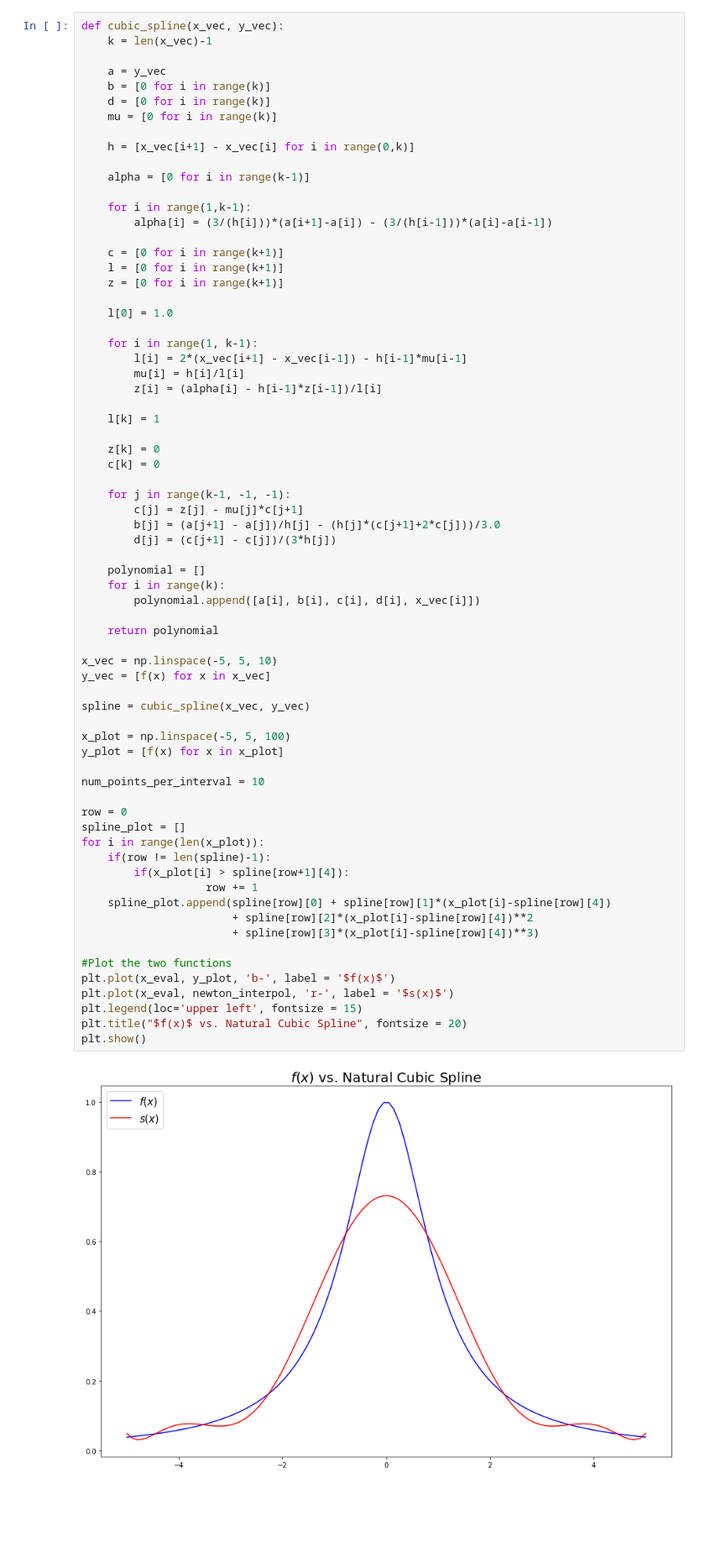
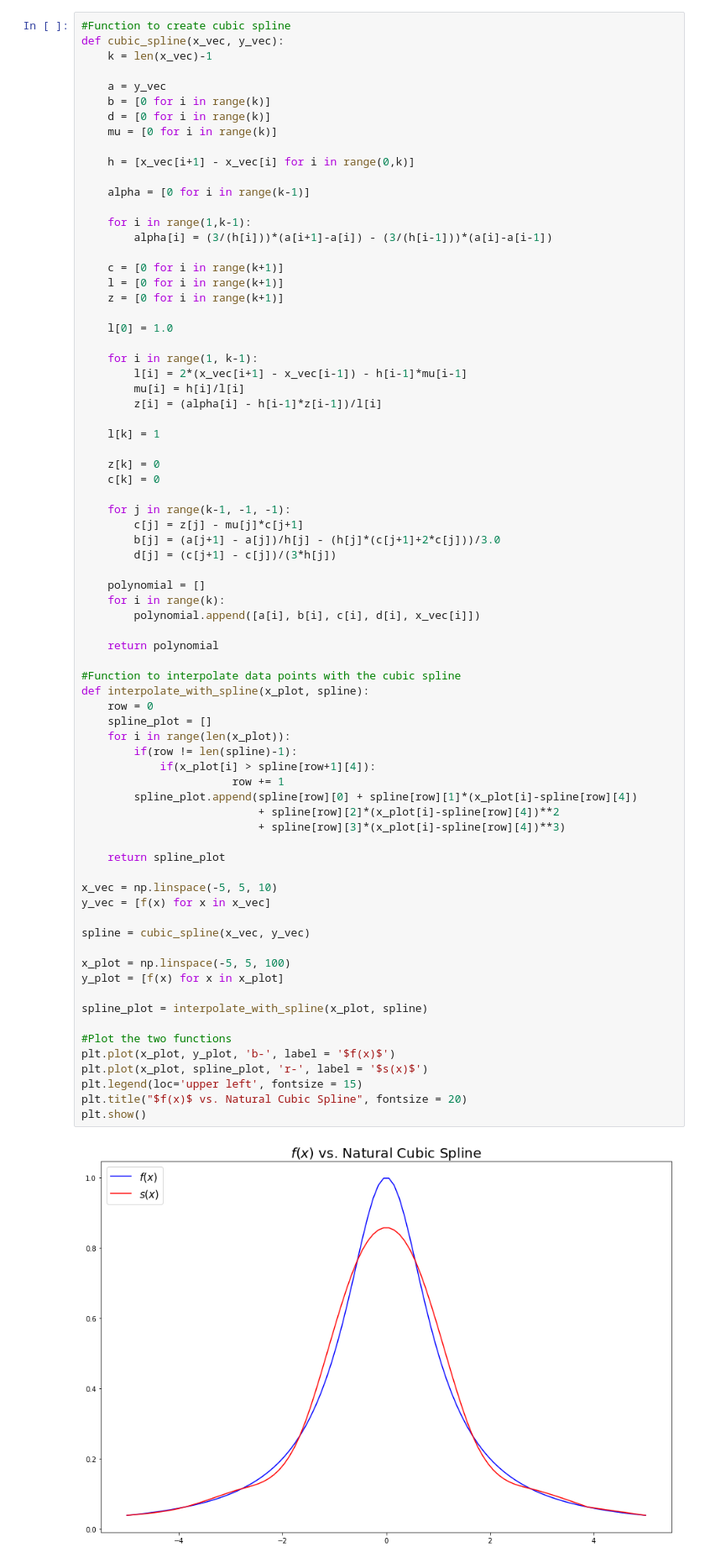
Before and after one commit to ChrisHayduk/Numerical-Analysis, a Jupyter notebook: Projects/Project 2/Project 2 - Interpolation.ipynb, the cells around one changed output. Shown at 84% size. Cells and saved outputs as stored; diff of their text form; blank space fills up the shorter version.

```diff
--- a/Projects/Project 2/Project 2 - Interpolation.ipynb
+++ b/Projects/Project 2/Project 2 - Interpolation.ipynb
@@ -128,6 +129,7 @@ plt.show()
 # %% [markdown]
 #### 3. (10 pts) Let $\{x_0, x_1, \cdots, x_n\}$ be the set of equally spaced numbers with $x_0 = -5$ and $x_n = 5$. For $n = 9$, find the natural cubic spline function $s(x)$ and sketch the graph of $f(x)$ and $s(x)$ on the same plane (for $-5 \le x \le 5$).
 # %%
+#Function to create cubic spline
 def cubic_spline(x_vec, y_vec):
     k = len(x_vec)-1
 
@@ -157,47 +159,51 @@ def cubic_spline(x_vec, y_vec):
     l[k] = 1
 
     z[k] = 0
     c[k] = 0
 
     for j in range(k-1, -1, -1):
         c[j] = z[j] - mu[j]*c[j+1]
         b[j] = (a[j+1] - a[j])/h[j] - (h[j]*(c[j+1]+2*c[j]))/3.0
         d[j] = (c[j+1] - c[j])/(3*h[j])
 
     polynomial = []
     for i in range(k):
         polynomial.append([a[i], b[i], c[i], d[i], x_vec[i]])
 
     return polynomial
 
+#Function to interpolate data points with the cubic spline
+def interpolate_with_spline(x_plot, spline):
+    row = 0
+    spline_plot = []
+    for i in range(len(x_plot)):
+        if(row != len(spline)-1):
+            if(x_plot[i] > spline[row+1][4]):
+                       row += 1
+        spline_plot.append(spline[row][0] + spline[row][1]*(x_plot[i]-spline[row][4])
+                           + spline[row][2]*(x_plot[i]-spline[row][4])**2
+                           + spline[row][3]*(x_plot[i]-spline[row][4])**3)
+
+    return spline_plot
+
 x_vec = np.linspace(-5, 5, 10)
 y_vec = [f(x) for x in x_vec]
 
 spline = cubic_spline(x_vec, y_vec)
 
 x_plot = np.linspace(-5, 5, 100)
 y_plot = [f(x) for x in x_plot]
 
-num_points_per_interval = 10
-
-row = 0
-spline_plot = []
-for i in range(len(x_plot)):
-    if(row != len(spline)-1):
-        if(x_plot[i] > spline[row+1][4]):
-                   row += 1
-    spline_plot.append(spline[row][0] + spline[row][1]*(x_plot[i]-spline[row][4])
-                       + spline[row][2]*(x_plot[i]-spline[row][4])**2
-                       + spline[row][3]*(x_plot[i]-spline[row][4])**3)
+spline_plot = interpolate_with_spline(x_plot, spline)
 
 #Plot the two functions
-plt.plot(x_eval, y_plot, 'b-', label = '$f(x)$')
-plt.plot(x_eval, newton_interpol, 'r-', label = '$s(x)$')
+plt.plot(x_plot, y_plot, 'b-', label = '$f(x)$')
+plt.plot(x_plot, spline_plot, 'r-', label = '$s(x)$')
 plt.legend(loc='upper left', fontsize = 15)
 plt.title("$f(x)$ vs. Natural Cubic Spline", fontsize = 20)
 plt.show()
 # %% [output]
-[figure, old version]
+[figure, new version]
 # %% [markdown]
 #### 4. (20 pts)
 In computer graphics, <em>vectorization</em> is the conversion of raster graphics into vector graphics.
```
Also changed, not shown: parts of 11 cells of this notebook.
